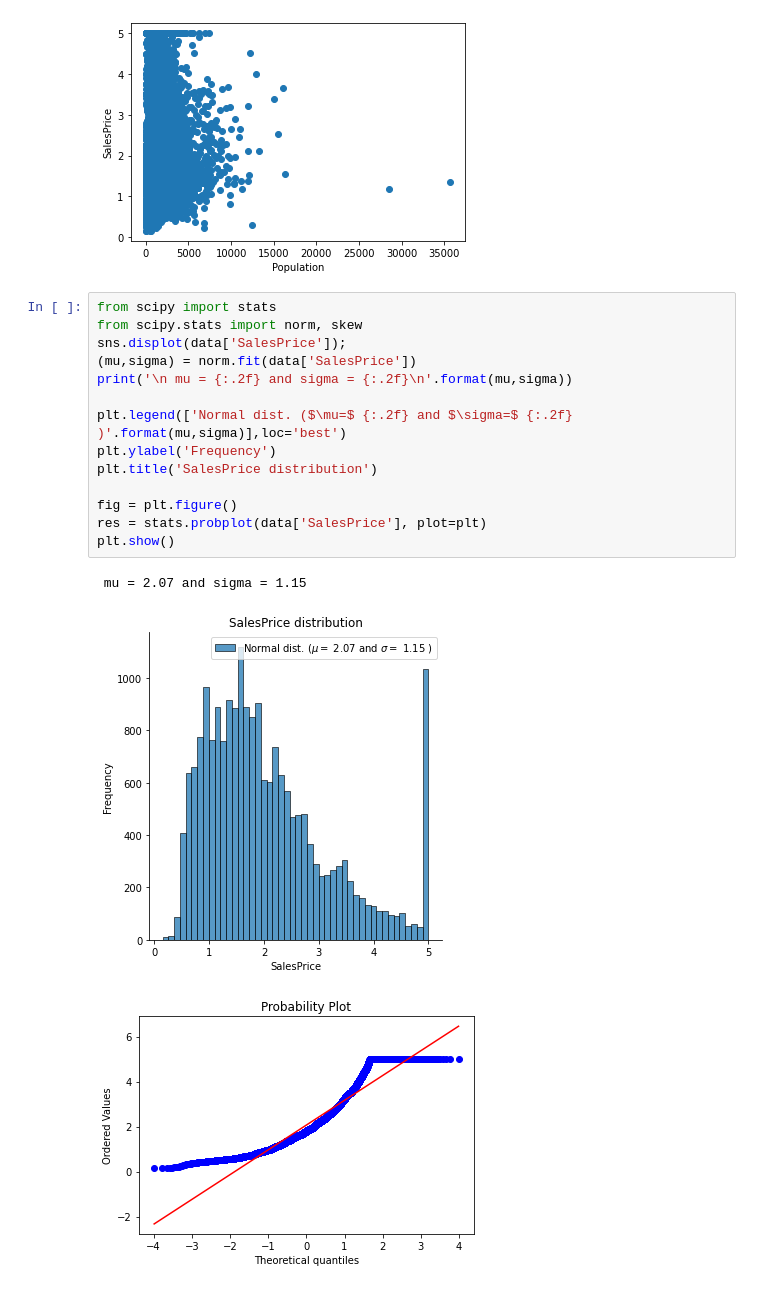
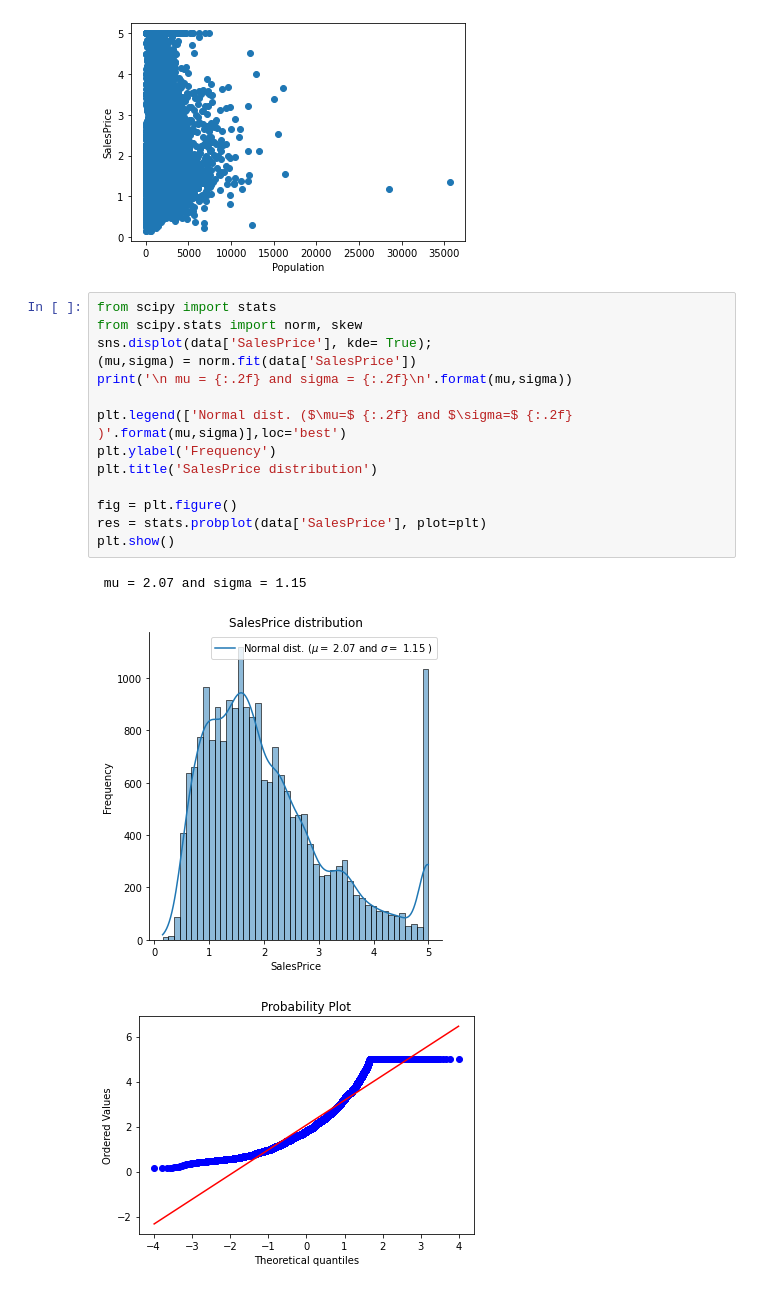
Before and after one commit to arinjaysaraf/House-Price-Prediction-using-Python, a Jupyter notebook: main.ipynb, the cells around one changed output. Saved outputs shown, nothing was run; the diff lists cells and outputs as text.

```diff
--- a/main.ipynb
+++ b/main.ipynb
@@ -140,18 +140,18 @@ plt.show()
 # %%
 from scipy import stats
 from scipy.stats import norm, skew
-sns.displot(data['SalesPrice']);
+sns.displot(data['SalesPrice'], kde= True);
 (mu,sigma) = norm.fit(data['SalesPrice'])
 print('\n mu = {:.2f} and sigma = {:.2f}\n'.format(mu,sigma))
 
 plt.legend(['Normal dist. ($\mu=$ {:.2f} and $\sigma=$ {:.2f} )'.format(mu,sigma)],loc='best')
 plt.ylabel('Frequency')
 plt.title('SalesPrice distribution')
 
 fig = plt.figure()
 res = stats.probplot(data['SalesPrice'], plot=plt)
 plt.show()
 # %% [output]
  mu = 2.07 and sigma = 1.15
-[figure, old version]
+[figure, new version]
 [figure]
```
Also changed, not shown: parts of 10 cells of this notebook, 1 other file.
